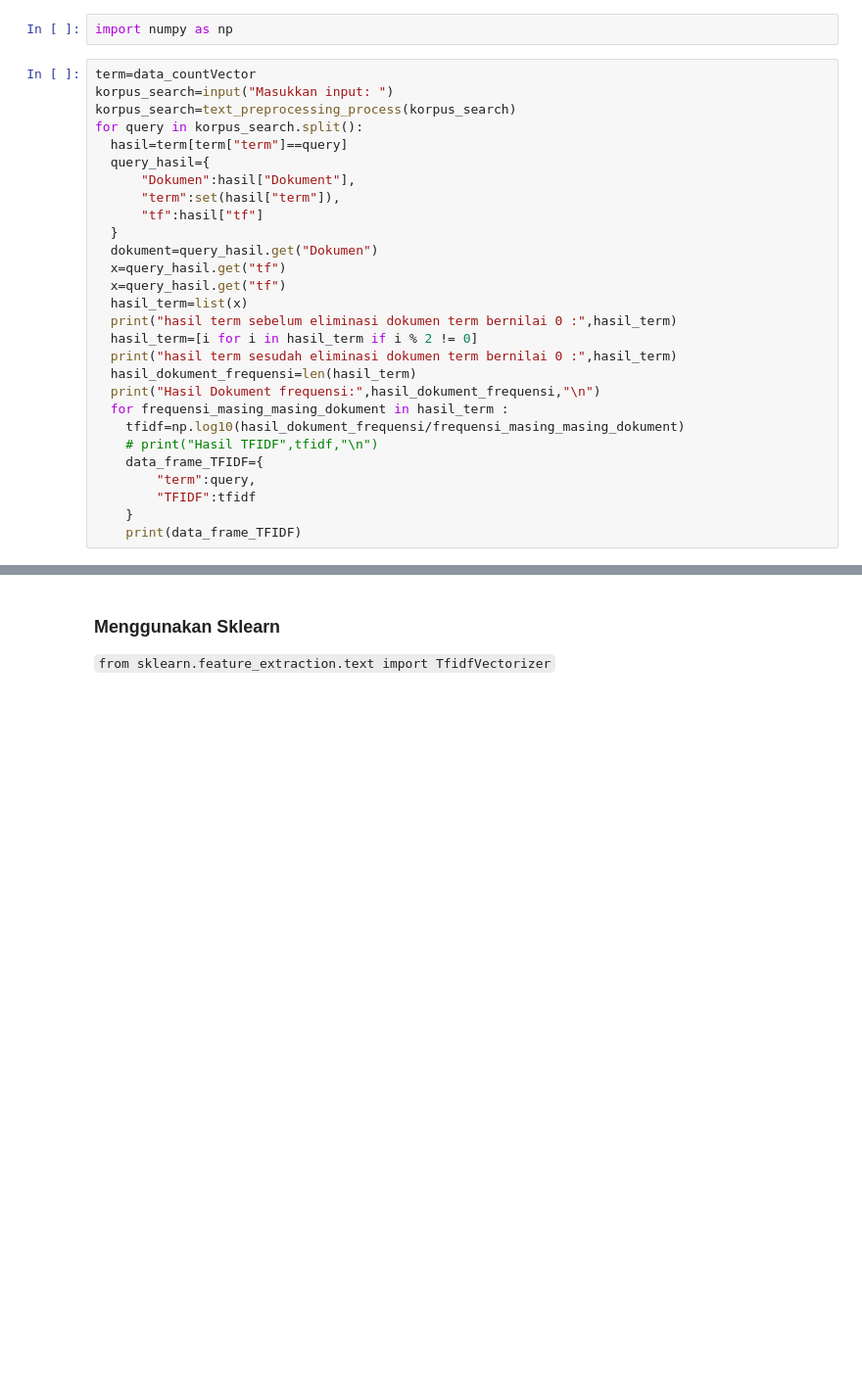
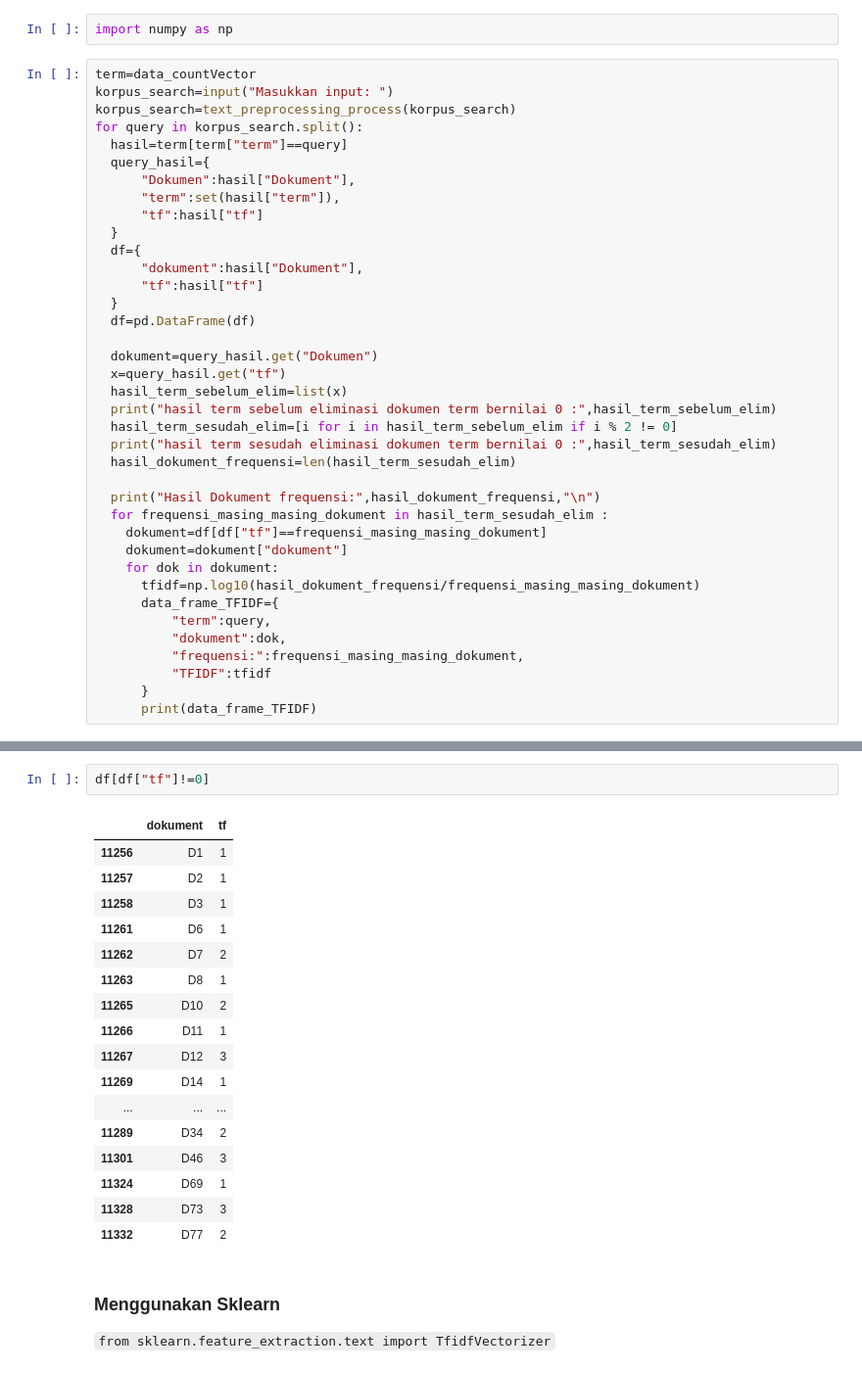
Before and after one commit to ackermanjayjay/tugas-tki, a Jupyter notebook: code/Tugas.ipynb, the cells around one changed output, grey strips where cells are left out. Shown at 98% size. Saved outputs shown, nothing was run; the diff lists cells and outputs as text; blank space fills up the shorter version.

Commit message:
memunculkan frequensi yang muncul beserta frequensinya

```diff
--- a/code/Tugas.ipynb
+++ b/code/Tugas.ipynb
@@ -434,21 +429,31 @@ for query in korpus_search.split():
       "term":set(hasil["term"]),
       "tf":hasil["tf"]
   }
+  df={
+      "dokument":hasil["Dokument"],
+      "tf":hasil["tf"]
+  }
+  df=pd.DataFrame(df)
+
   dokument=query_hasil.get("Dokumen")
   x=query_hasil.get("tf")
-  x=query_hasil.get("tf")
-  hasil_term=list(x)
-  print("hasil term sebelum eliminasi dokumen term bernilai 0 :",hasil_term)
-  hasil_term=[i for i in hasil_term if i % 2 != 0]
-  print("hasil term sesudah eliminasi dokumen term bernilai 0 :",hasil_term)
-  hasil_dokument_frequensi=len(hasil_term)
+  hasil_term_sebelum_elim=list(x)
+  print("hasil term sebelum eliminasi dokumen term bernilai 0 :",hasil_term_sebelum_elim)
+  hasil_term_sesudah_elim=[i for i in hasil_term_sebelum_elim if i % 2 != 0]
+  print("hasil term sesudah eliminasi dokumen term bernilai 0 :",hasil_term_sesudah_elim)
+  hasil_dokument_frequensi=len(hasil_term_sesudah_elim)
+
   print("Hasil Dokument frequensi:",hasil_dokument_frequensi,"\n")
-  for frequensi_masing_masing_dokument in hasil_term :
-    tfidf=np.log10(hasil_dokument_frequensi/frequensi_masing_masing_dokument)
-    # print("Hasil TFIDF",tfidf,"\n")
-    data_frame_TFIDF={
-        "term":query,
-        "TFIDF":tfidf
-    }
-    print(data_frame_TFIDF)
+  for frequensi_masing_masing_dokument in hasil_term_sesudah_elim :
+    dokument=df[df["tf"]==frequensi_masing_masing_dokument]
+    dokument=dokument["dokument"]
+    for dok in dokument:
+      tfidf=np.log10(hasil_dokument_frequensi/frequensi_masing_masing_dokument)
+      data_frame_TFIDF={
+          "term":query,
+          "dokument":dok,
+          "frequensi:":frequensi_masing_masing_dokument,
+          "TFIDF":tfidf
+      }
+      print(data_frame_TFIDF)
 # %% [output]
@@ -472,3 +503,23 @@ Hasil Dokument frequensi: 18
+# %%
+df[df["tf"]!=0]
+# %% [output]
+|  | dokument | tf |
+| 11256 | D1 | 1 |
+| 11257 | D2 | 1 |
+| 11258 | D3 | 1 |
+| 11261 | D6 | 1 |
+| 11262 | D7 | 2 |
+| 11263 | D8 | 1 |
+| 11265 | D10 | 2 |
+| 11266 | D11 | 1 |
+| 11267 | D12 | 3 |
+| 11269 | D14 | 1 |
+| ... | ... | ... |
+| 11289 | D34 | 2 |
+| 11301 | D46 | 3 |
+| 11324 | D69 | 1 |
+| 11328 | D73 | 3 |
+| 11332 | D77 | 2 |
 # %% [markdown]
 ### Menggunakan Sklearn
 `from sklearn.feature_extraction.text import TfidfVectorizer`
```
Also changed, not shown: parts of 4 cells of this notebook.
